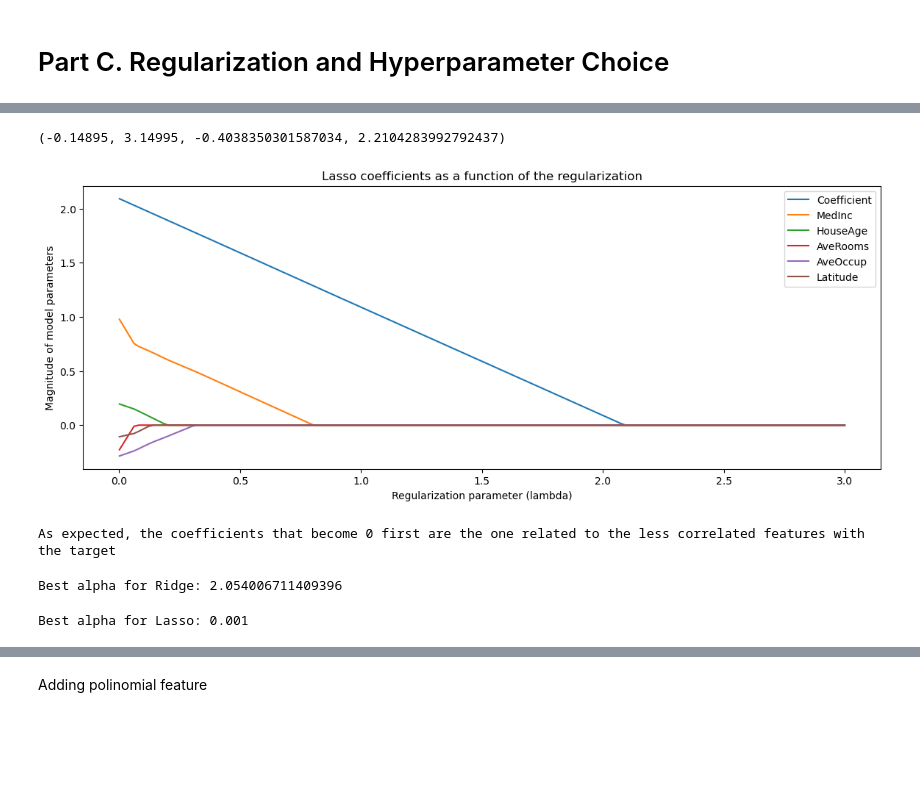
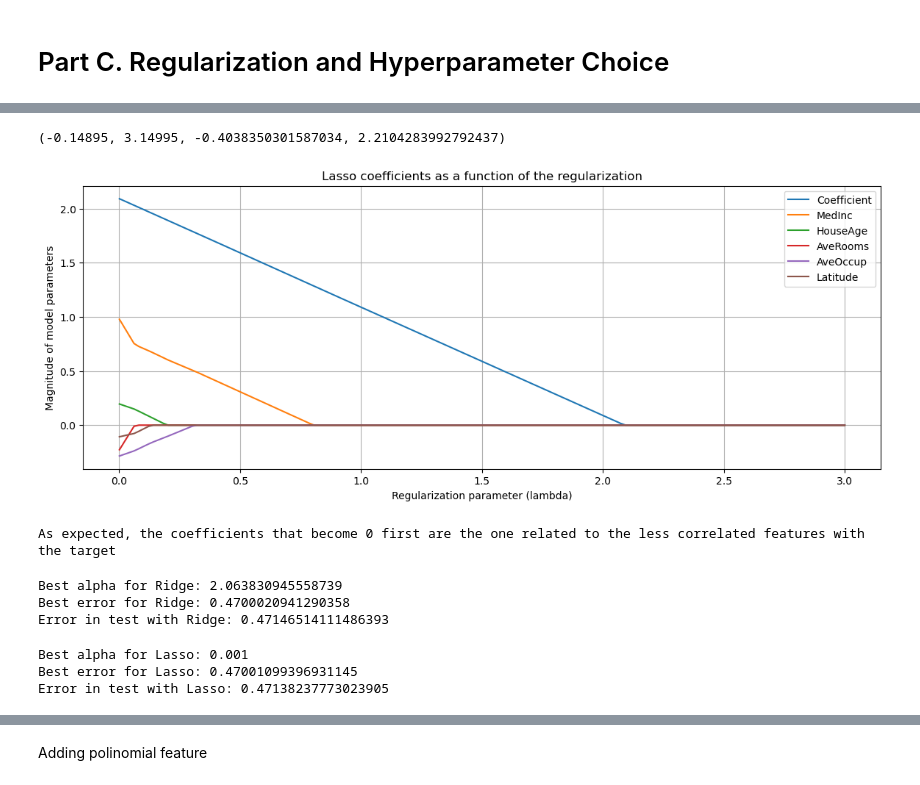
Before and after one commit to jorgeDongoG/ENEI-2025-ML1-Tarea1, a Jupyter notebook: scripts/Notebook.ipynb, the cells around one changed output, grey strips where cells are left out. Drawn from its saved outputs; the diff is of its cells as text; code cells hidden in the pictures; blank space fills up the shorter version.

```diff
--- a/scripts/Notebook.ipynb
+++ b/scripts/Notebook.ipynb
@@ -448,23 +449,24 @@ plt.axis('tight')
 # %%
-alphas = np.linspace(1e-3,3, # Used more than 1e2 in order to see effects
+alphas = np.linspace(1e-3,3,
                      150)
 lasso_coefs = []
 for a in alphas:
     lasso = Lasso(alpha=a, fit_intercept=False)
     lasso.fit(X, y)
     lasso_coefs.append(lasso.coef_)
 
 # plot ridge coefficients
 plt.figure(figsize=(14, 5))
 plt.plot(alphas, lasso_coefs)
 plt.xlabel('Regularization parameter (lambda)')
 plt.ylabel('Magnitude of model parameters')
 plt.title('Lasso coefficients as a function of the regularization')
+plt.grid(True)
 plt.legend([c for c in X.columns])
 plt.axis('tight')
 # %% [output]
 (-0.14895, 3.14995, -0.4038350301587034, 2.2104283992792437)
-[figure, old version]
+[figure, new version]
 # %%
 print('As expected, the coefficients that become 0 first are the one related to the less correlated features with the target')
 # %% [output]
@@ -479,4 +482,6 @@ kfold = KFold(K,
 # %%
+alphas = np.linspace(1e-3,10, 350)
+
 ridge_scores = []
 
 for alpha in alphas:
@@ -489,13 +494,27 @@ i = np.argmax(ridge_scores)
 best_alpha_ridge = alphas[i]
 
 print(f'Best alpha for Ridge: {best_alpha_ridge}')
+print(f'Best error for Ridge: {np.abs(ridge_scores[i])}')
+
+ridge_best = Ridge(alpha=best_alpha_ridge, random_state=12534)
+ridge_best.fit(X, y)
+
+
+y_pred = ridge_best.predict(X_test_eval)
+test_error = mean_squared_error2(y_test_eval, y_pred)
+
+print(f"Error in test with Ridge: {test_error}")
 # %% [output]
-Best alpha for Ridge: 2.054006711409396
+Best alpha for Ridge: 2.063830945558739
+Best error for Ridge: 0.4700020941290358
+Error in test with Ridge: 0.47146514111486393
 # %%
+alphas = np.linspace(1e-3,8e4, 350)
+
 lasso_scores = []
 
 for alpha in alphas:
-    lasso = Lasso(alpha=alpha)
+    lasso = Lasso(alpha=alpha, random_state=1234)
     scores = cross_val_score(lasso, X, y, cv=kfold, scoring='neg_mean_squared_error')
     lasso_scores.append(np.mean(scores))
 
@@ -504,6 +523,18 @@ i = np.argmax(lasso_scores)
 best_alpha_lasso = alphas[i]
 
 print(f'Best alpha for Lasso: {best_alpha_lasso}')
+print(f'Best error for Lasso: {np.abs(lasso_scores[i])}')
+
+lasso_best = Lasso(alpha=best_alpha_lasso, random_state=1234)
+lasso_best.fit(X, y)
+
+
+y_pred = lasso_best.predict(X_test_eval)
+test_error = mean_squared_error2(y_test_eval, y_pred)
+
+print(f"Error in test with Lasso: {test_error}")
 # %% [output]
 Best alpha for Lasso: 0.001
+Best error for Lasso: 0.47001099396931145
+Error in test with Lasso: 0.47138237773023905
 # %%
```
Also changed, not shown: parts of 21 cells of this notebook.
